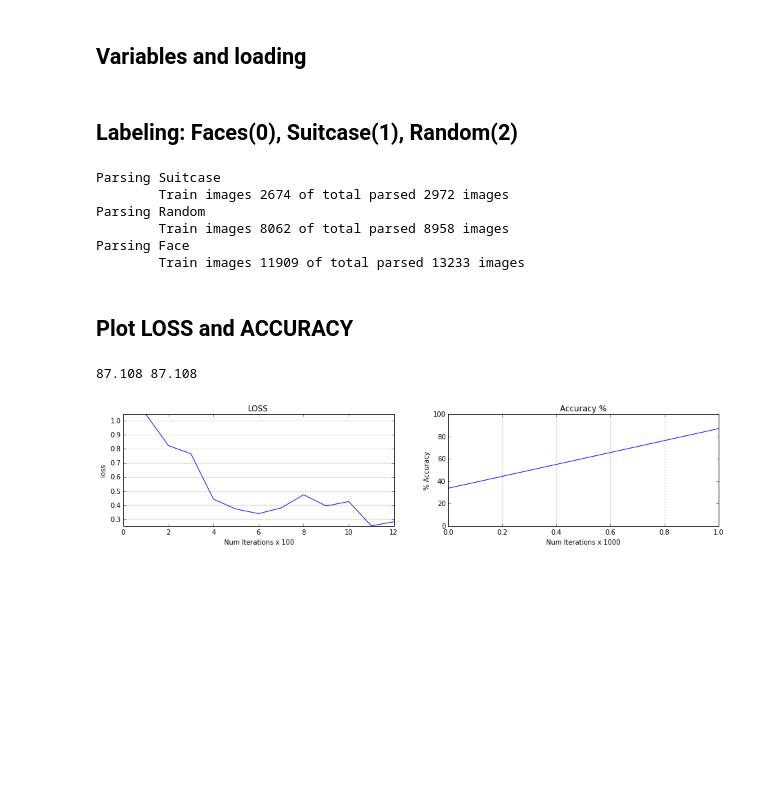
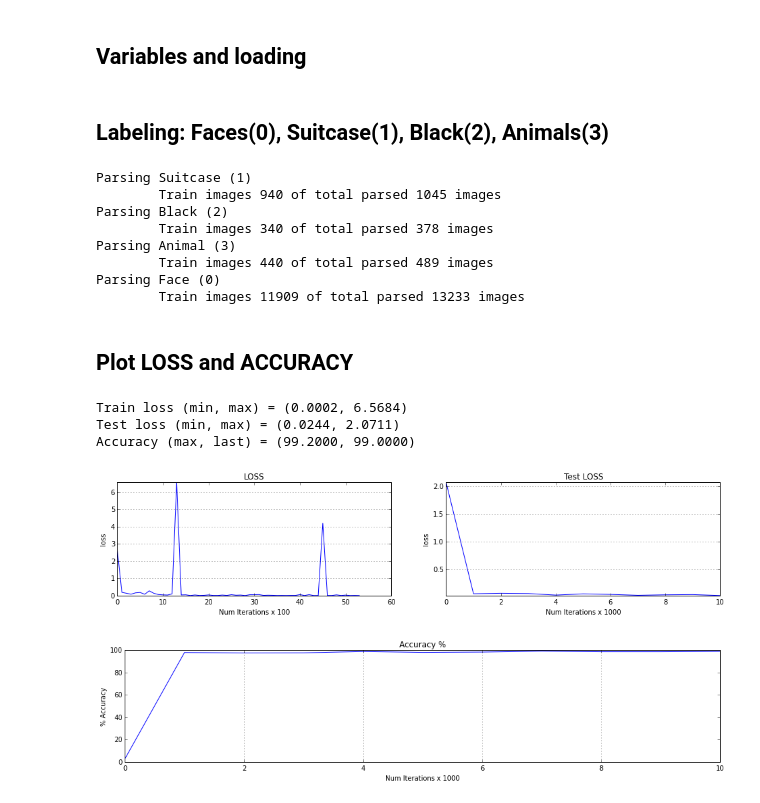
Before and after one commit to 4nc3str4l/VA_GiC, a Jupyter notebook: Notebooks/BSAOR_Labeling.ipynb, the cells around one changed output. Cells and saved outputs as stored; diff of their text form; code cells hidden in the pictures; blank space fills up the shorter version.

```diff
--- a/Notebooks/BSAOR_Labeling.ipynb
+++ b/Notebooks/BSAOR_Labeling.ipynb
@@ -7,17 +7,17 @@ from os.path import isdir, join, isfile, isdir
 import matplotlib.pyplot as plt
 %matplotlib inline
 
-caffe_root = '/home/guillem/UB/Caffe/'
+caffe_root = '/home/guillem/Github/caffe/'
 
 data = {
-    'in':  caffe_root + 'data/bsaor/',
+    'in':  '/home/guillem/Github/VA_GiC/Database/images/',
     'out': caffe_root + 'data/bsaor/'
 }
 
 load = {
     'iter':   '20000',
-    'deploy': caffe_root + 'model/bsaor/bsaor_deploy.txt',
-    'output': caffe_root + 'examples/bsaor/output.txt'
+    'deploy': caffe_root + 'models/bsaor/bsaor_deploy.txt',
+    'output': caffe_root + 'models/bsaor/output.txt'
 }
 
 try:
@@ -26,16 +26,16 @@ try:
 except Exception as ex:
     print ex
 # %% [markdown]
-Labeling: Faces(0), Suitcase(1), Random(2)
+Labeling: Faces(0), Suitcase(1), Black(2), Animals(3)
 --------
 # %%
-classes = {'Face': 0, 'Suitcase': 1, 'Random': 2}
+classes = {'Face': 0, 'Suitcase': 1, 'Black': 2, 'Animal': 3}
 
 try:
     f = None
 
     for folder,label in classes.iteritems():
-        print "Parsing %s" % (folder,)
+        print "Parsing %s (%d)" % (folder,label)
         folder = join(data['in'], folder)
 
         subfolders = [join(folder, f) for f in listdir(folder) if isdir(join(folder, f)) and f != "." and f != ".."]
@@ -70,49 +70,72 @@ try:
 except Exception as err:
     print err, folder, f
 # %% [output]
-Parsing Suitcase
-        Train images 2674 of total parsed 2972 images
-Parsing Random
-        Train images 8062 of total parsed 8958 images
-Parsing Face
+Parsing Suitcase (1)
+        Train images 940 of total parsed 1045 images
+Parsing Black (2)
+        Train images 340 of total parsed 378 images
+Parsing Animal (3)
+        Train images 440 of total parsed 489 images
+Parsing Face (0)
         Train images 11909 of total parsed 13233 images
 # %% [markdown]
 Plot LOSS and ACCURACY
 ---------------------
 # %%
-loss, acc = [],[]
+tloss, loss, acc = [],[],[]
 
 with open(load['output']) as f:
     for line in f:
         idx = line.find('accuracy = ')
 
         if idx > 0:
             acc.append(100.0 * float(line[idx + 11:]))
 
         idx = line.find('0, loss = ')
 
         if idx > 0:
-            loss.append(float(line[idx + 9:]))
+            idx2 = line.find('(*')
+            loss.append(float(line[idx + 9:idx2-1]))
+
+        idx = line.find('1: loss = ')
+
+        if idx > 0:
+            idx2 = line.find('(*')
+            tloss.append(float(line[idx + 10:idx2-1]))
 
 if len(loss) > 1 and len(acc) > 1:
     f, axarr = plt.subplots(1, 2)
     f.set_size_inches(16,3)
 
     axarr[0].plot(loss)
     axarr[0].set_title('LOSS')
     axarr[0].set_xlabel('Num Iterations x 100')
     axarr[0].set_ylabel('loss')
     axarr[0].set_ylim((min(loss), max(loss[1:])))
     axarr[0].yaxis.grid()
 
-    axarr[1].plot(acc)
-    axarr[1].set_title('Accuracy %')
+    axarr[1].set_title('Test LOSS')
     axarr[1].set_xlabel('Num Iterations x 1000')
-    axarr[1].set_ylabel('% Accuracy')
-    axarr[1].set_ylim((0, 100))
-    axarr[1].xaxis.grid()
+    axarr[1].set_ylabel('loss')
+    axarr[1].plot(tloss)
+    axarr[1].set_ylim((min(tloss), max(tloss[:])))
+    axarr[1].yaxis.grid()
 
-print max(acc), acc[-1]
+    f, axarr = plt.subplots(1)
+    f.set_size_inches(16,3)
+    axarr.plot(acc)
+    axarr.set_title('Accuracy %')
+    axarr.set_xlabel('Num Iterations x 1000')
+    axarr.set_ylabel('% Accuracy')
+    axarr.set_ylim((0, 100))
+    axarr.xaxis.grid()
+
+print "Train loss (min, max) = (%.4f, %.4f)" % (min(loss), max(loss))
+print "Test loss (min, max) = (%.4f, %.4f)" % (min(tloss), max(tloss))
+print "Accuracy (max, last) = (%.4f, %.4f)" % (max(acc), acc[-1])
 # %% [output]
-87.108 87.108
+Train loss (min, max) = (0.0002, 6.5684)
+Test loss (min, max) = (0.0244, 2.0711)
+Accuracy (max, last) = (99.2000, 99.0000)
-[figure, old version]
+[figure, new version]
+[figure, added]
```
Also changed, not shown: 5 other files.
